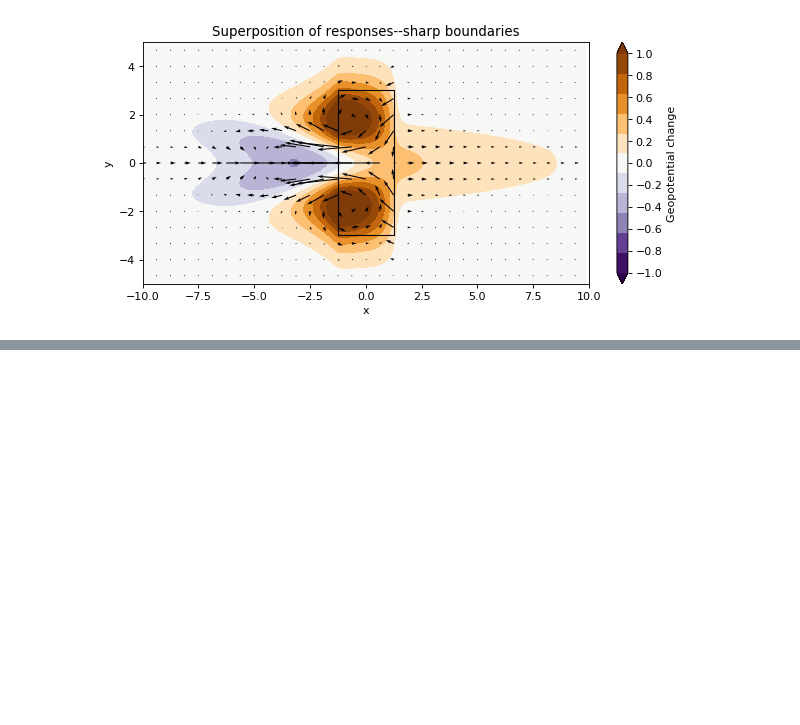
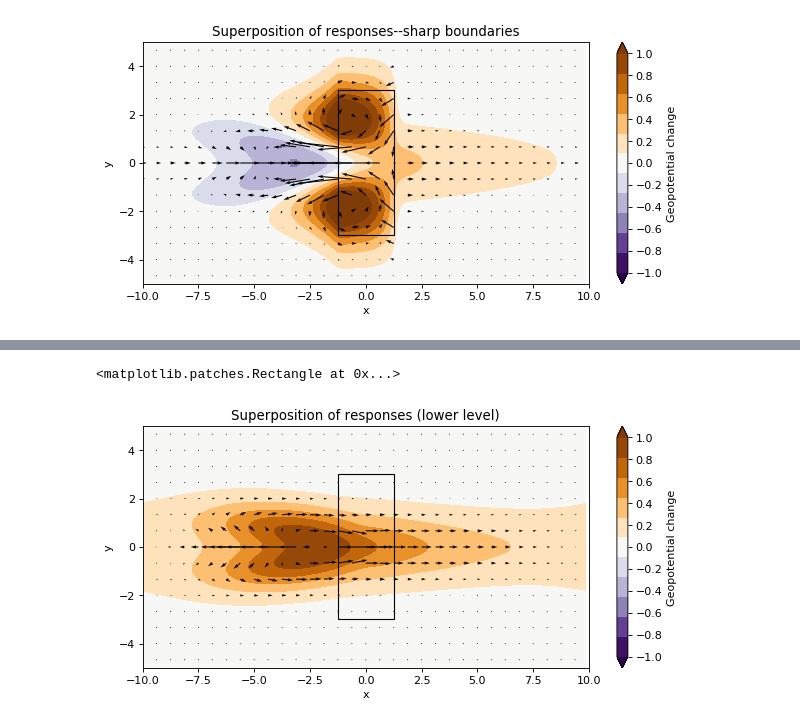
Before and after one commit to rdrussotto/PythonGillAtmosphere, a Jupyter notebook: GillForTRACMIP.ipynb, the cells around one changed output, grey strips where cells are left out. Drawn from its saved outputs; the diff is of its cells as text; code cells hidden in the pictures; blank space fills up the shorter version.

```diff
--- a/GillForTRACMIP.ipynb
+++ b/GillForTRACMIP.ipynb
@@ -269,0 +296,32 @@ plt.gca().add_patch(Rectangle((-1.25, -3), 2.5, 6, alpha=1, facecolor='none',
+# %%
+#Lower level wind response to both
+
+#Sum of the responses
+plt.figure(21, figsize=(9, 4), dpi=80, facecolor='w', edgecolor='k')
+plt.contourf(x, y, resultsDictOcean_lower['phi'] + resultsDictContinentRainfall_lower['phi'],
+             levels=np.linspace(-1,1,12),
+             cmap=plt.cm.PuOr_r, extend='both')
+cbar = plt.colorbar(ticks=np.linspace(-1,1,11))
+cbar.set_label('Geopotential change')
+plt.xlabel('x')
+plt.ylabel('y')
+plt.title('Superposition of responses (lower level)')
+plt.axis([-10, 10, -5, 5])
+
+
+#Add quiver plot for winds
+plt.quiver(x[0:nx:stride], y[0:ny:stride],
+           resultsDictOcean_lower['u'][0:ny:stride,0:nx:stride]
+           + resultsDictContinentRainfall_lower['u'][0:ny:stride,0:nx:stride],
+           resultsDictOcean_lower['v'][0:ny:stride,0:nx:stride]
+           + resultsDictContinentRainfall_lower['v'][0:ny:stride,0:nx:stride],
+           angles='xy', scale_units='xy', scale=1, color='k')
+
+#Add continent indicator
+plt.gca().add_patch(Rectangle((-1.25, -3), 2.5, 6, alpha=1, facecolor='none',
+                                   edgecolor='black', linewidth=1))
+
+#This makes little difference... ocean perturbation overwhelms--much bigger area
+# %% [output]
+<matplotlib.patches.Rectangle at 0x...>
+[figure, added]
```
Also changed, not shown: parts of 11 cells of this notebook, 2 other files.
